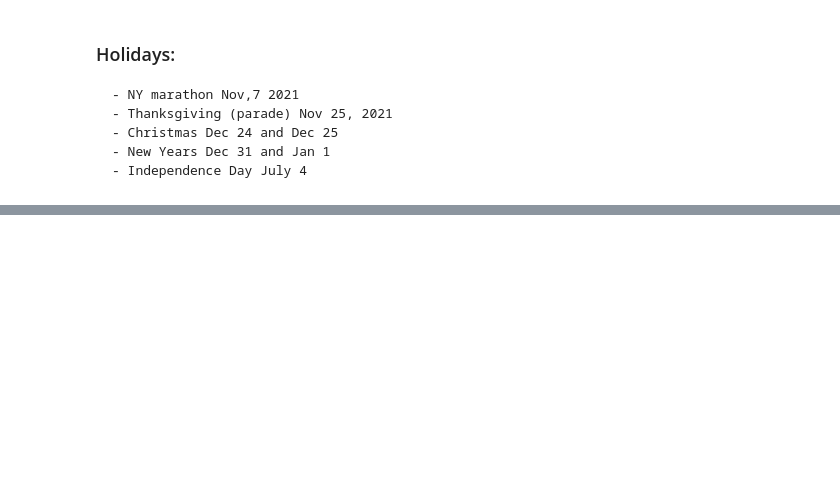
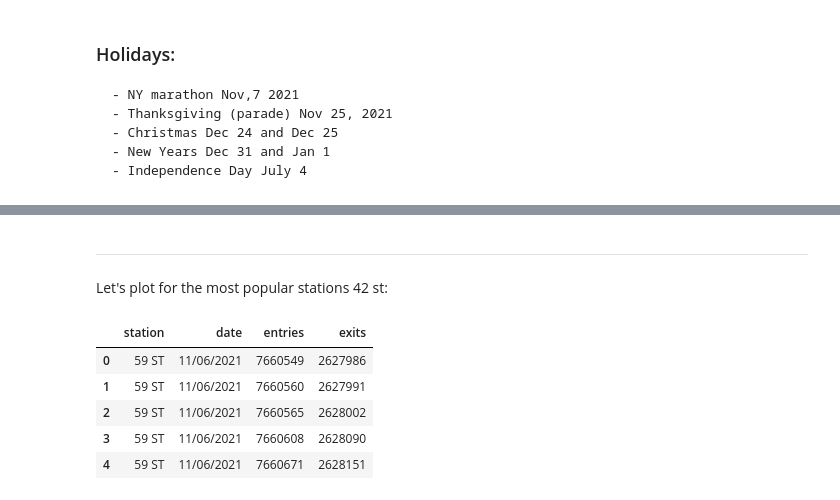
Before and after one commit to lmarett8/nyc_subway_traffic, a Jupyter notebook: notebooks/05_Holidays.ipynb, the cells around one changed output, grey strips where cells are left out. Saved outputs shown, nothing was run; the diff lists cells and outputs as text; code cells hidden in the pictures; blank space fills up the shorter version.

```diff
--- a/notebooks/05_Holidays.ipynb
+++ b/notebooks/05_Holidays.ipynb
@@ -79,0 +92,13 @@ for station in stations:
+# %% [markdown]
+---
+# %% [markdown]
+Let's plot for the most popular stations 42 st:
+# %%
+df_marathon.head()
+# %% [output]
+|  | station | date | entries | exits |
+| 0 | 59 ST | 11/06/2021 | 7660549 | 2627986 |
+| 1 | 59 ST | 11/06/2021 | 7660560 | 2627991 |
+| 2 | 59 ST | 11/06/2021 | 7660565 | 2628002 |
+| 3 | 59 ST | 11/06/2021 | 7660608 | 2628090 |
+| 4 | 59 ST | 11/06/2021 | 7660671 | 2628151 |
```
Also changed, not shown: parts of 13 cells of this notebook.
